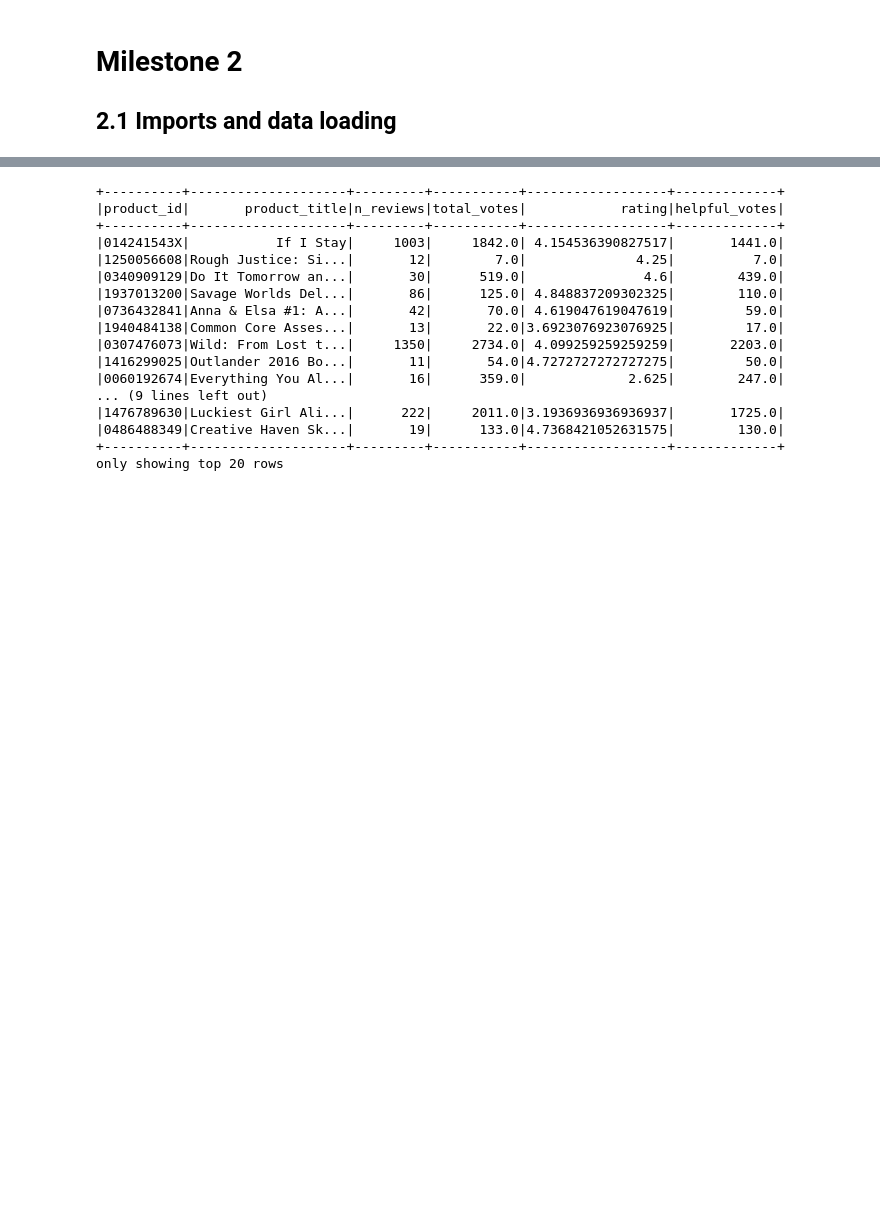
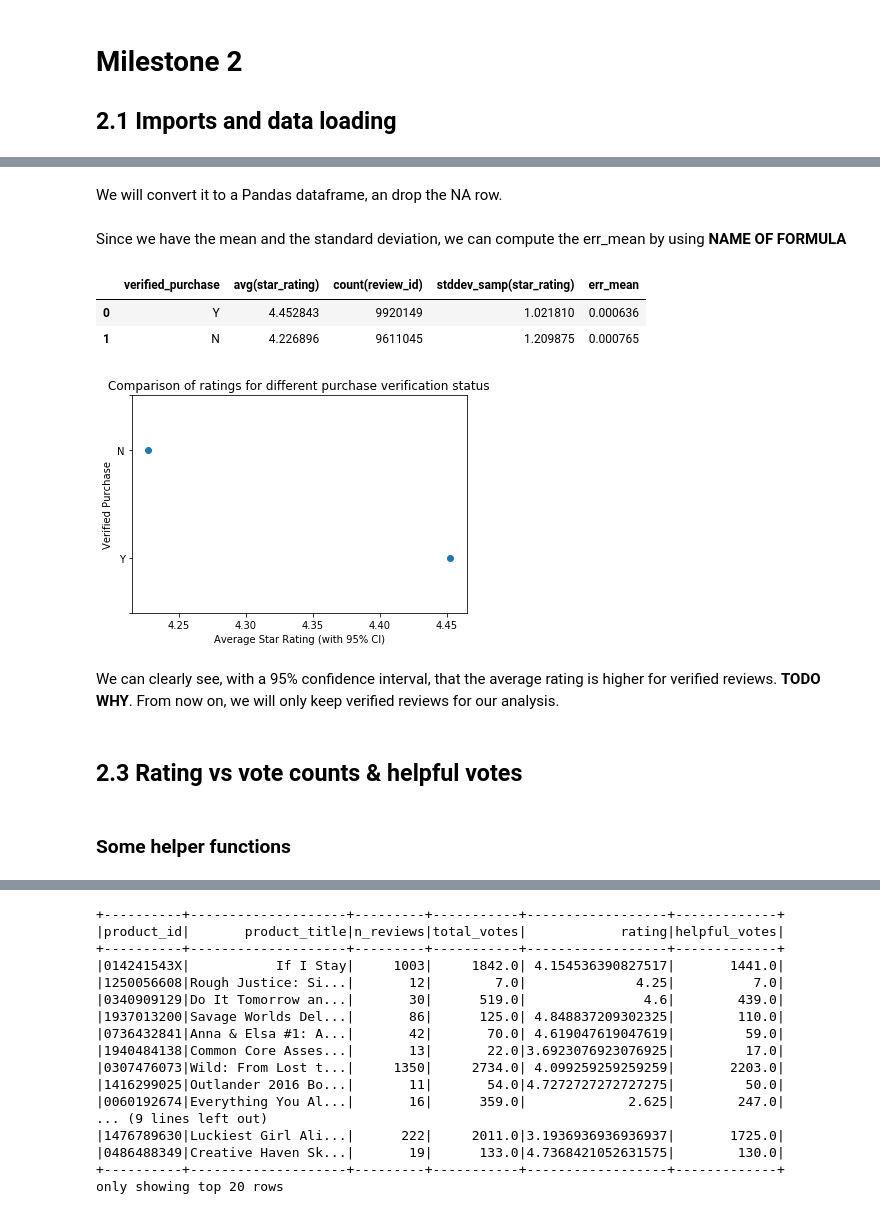
Before and after one commit to Billotais/cs_401_project, a Jupyter notebook: notebook.ipynb, the cells around one changed output, grey strips where cells are left out. Drawn from its saved outputs; the diff is of its cells as text; code cells hidden in the pictures; blank space fills up the shorter version.

Commit message:
Comparaison countries done

```diff
--- a/notebook.ipynb
+++ b/notebook.ipynb
@@ -64,0 +58,36 @@ only showing top 20 rows
+# %%
+verified_status = data.groupby('verified_purchase').agg(f.avg('star_rating'), f.count('review_id'), f.stddev('star_rating'))
+_ = verified_status.persist()
+# %% [markdown]
+We will convert it to a Pandas dataframe, an drop the NA row.
+# %%
+ver_pandas = verified_status.toPandas()
+ver_pandas.dropna(inplace=True)
+# %% [markdown]
+Since we have the mean and the standard deviation, we can compute the err_mean by using **NAME OF FORMULA**
+# %%
+ver_pandas['err_mean']=1.96*ver_pandas['stddev_samp(star_rating)']/np.sqrt(ver_pandas['count(review_id)'])
+ver_pandas.reset_index(inplace=True,drop=True)
+ver_pandas
+# %% [output]
+|  | verified_purchase | avg(star_rating) | count(review_id) | stddev_samp(star_rating) | err_mean |
+| 0 | Y | 4.452843 | 9920149 | 1.021810 | 0.000636 |
+| 1 | N | 4.226896 | 9611045 | 1.209875 | 0.000765 |
+# %%
+y = [1, 3]
+
+plt.figure()
+plt.errorbar(ver_pandas['avg(star_rating)'], y, xerr=ver_pandas['err_mean'], fmt = 'o')
+plt.yticks((0, 1, 3, 4), ('', ver_pandas['verified_purchase'][0], ver_pandas['verified_purchase'][1],''))
+plt.ylabel('Verified Purchase')
+plt.xlabel('Average Star Rating (with 95% CI)')
+plt.title('Comparison of ratings for different purchase verification status')
+plt.show()
+# %% [output]
+[figure, added]
+# %% [markdown]
+We can clearly see, with a 95% confidence interval, that the average rating is higher for verified reviews. **TODO WHY**. From now on, we will only keep verified reviews for our analysis.
+# %% [markdown]
+## 2.3 Rating vs vote counts & helpful votes
+# %% [markdown]
+### Some helper functions
```
Also changed, not shown: parts of 46 cells of this notebook.
